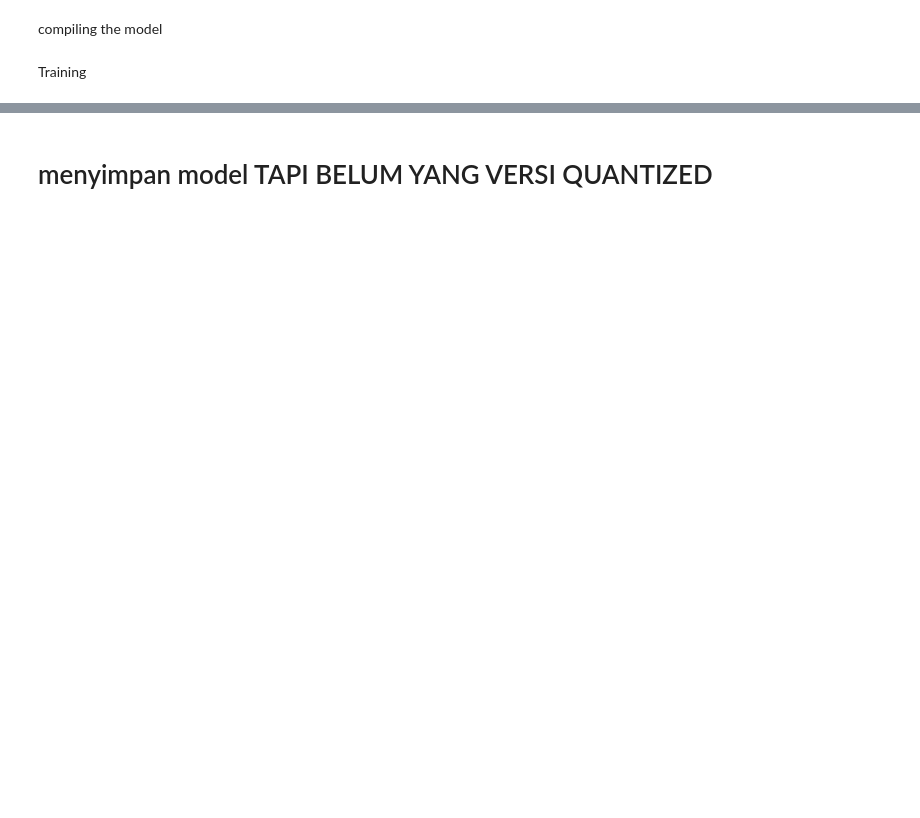
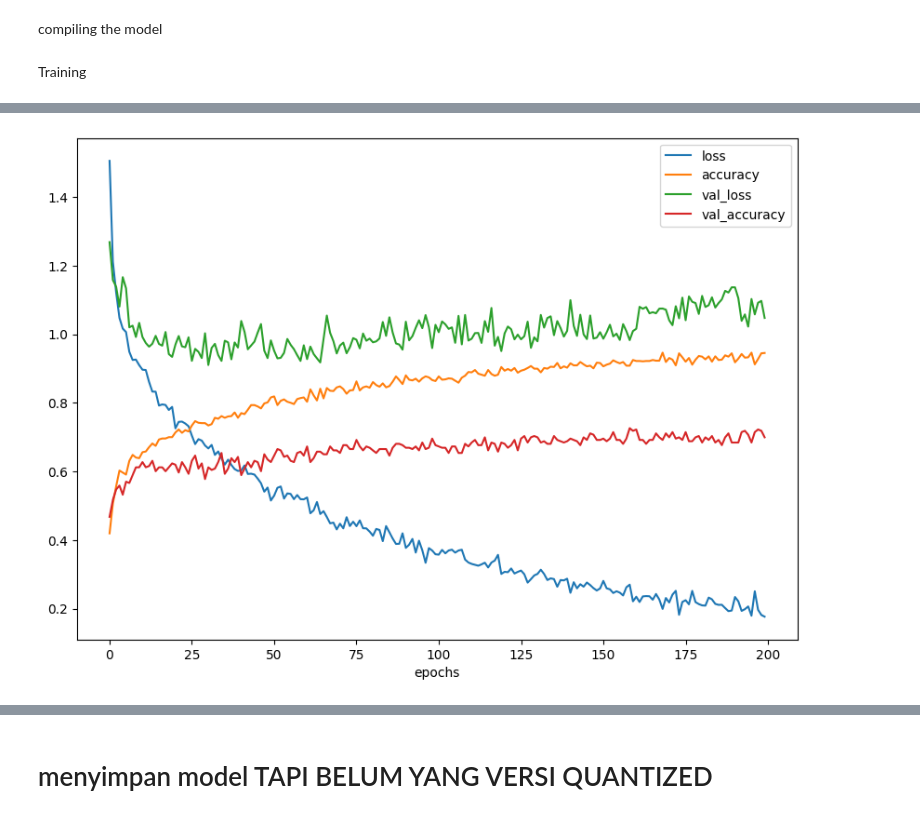
Before and after one commit to Facential/Model-for-Classification, a Jupyter notebook: facentialClassification_VGGFace2.ipynb, the cells around one changed output, grey strips where cells are left out. Saved outputs shown, nothing was run; the diff lists cells and outputs as text; code cells hidden in the pictures; blank space fills up the shorter version.

```diff
--- a/facentialClassification_VGGFace2.ipynb
+++ b/facentialClassification_VGGFace2.ipynb
@@ -402,0 +459,4 @@ Epoch 300/300
+# %%
+pd.DataFrame(history.history).plot(figsize = (10, 7), xlabel = "epochs");
+# %% [output]
+[figure, added]
```
Also changed, not shown: parts of 67 cells of this notebook.
